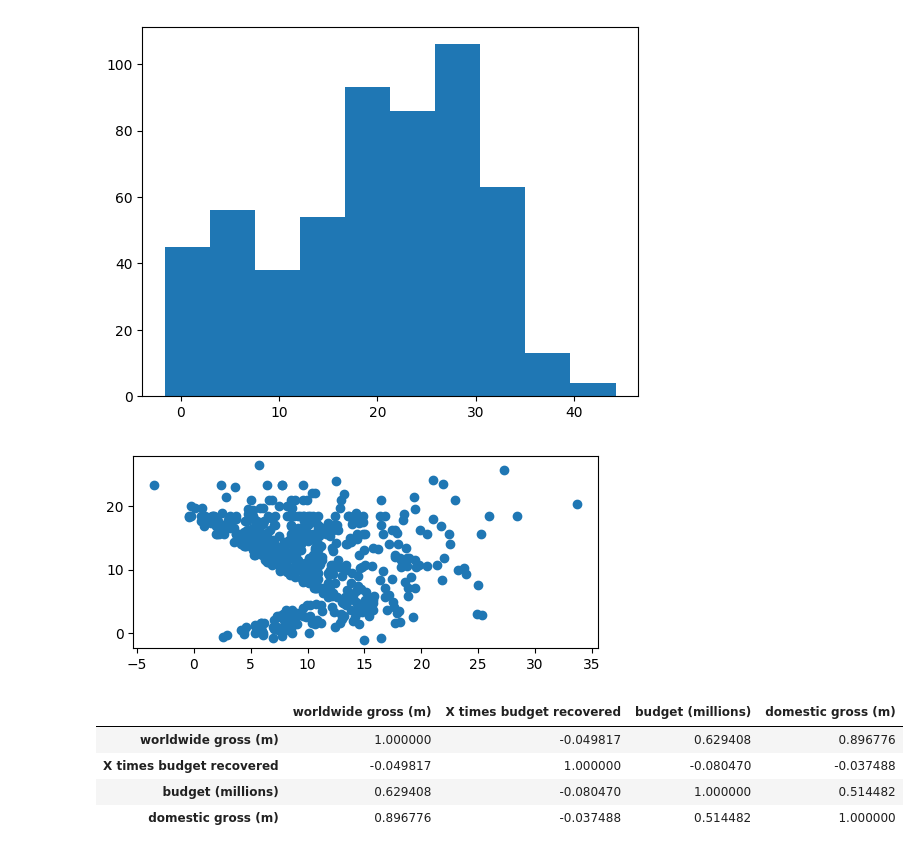
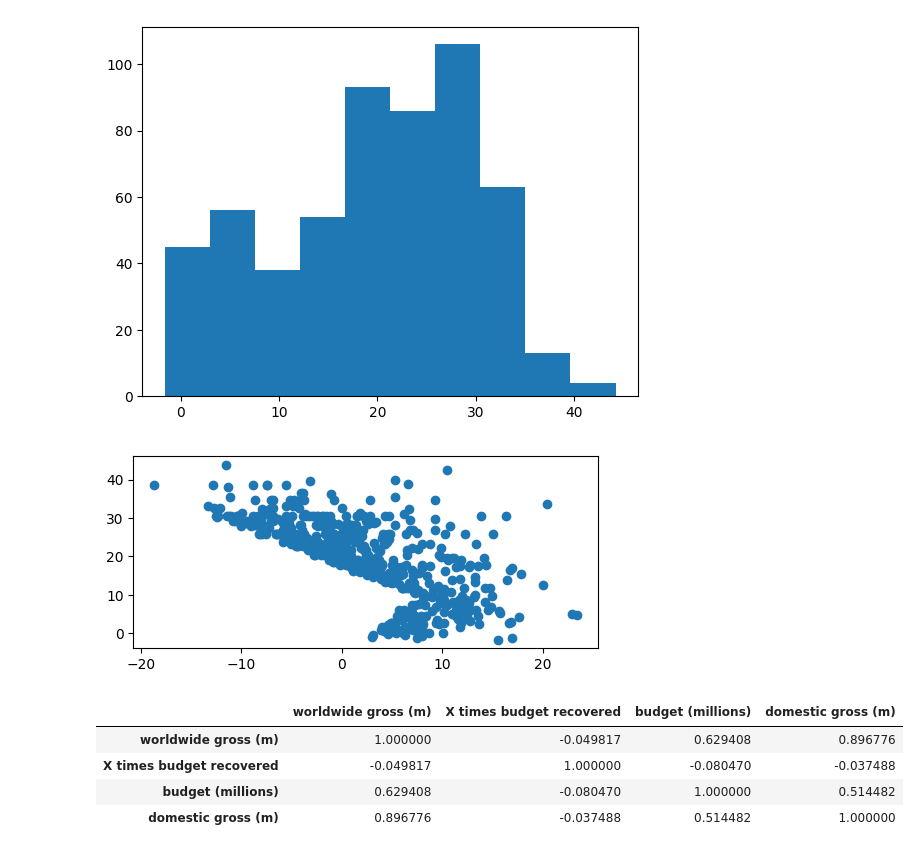
Before and after one commit to IanFranklin/Final_Project_Team_Jupiter, a Jupyter notebook: Notebooks/Untitled.ipynb, the cells around one changed output. Saved outputs shown, nothing was run; the diff lists cells and outputs as text; code cells hidden in the pictures.

```diff
--- a/Notebooks/Untitled.ipynb
+++ b/Notebooks/Untitled.ipynb
@@ -282,10 +284,10 @@ https://gist.github.com/mwaskom/de44147ed2974457ad6372750bbe5751
 # %%
 ## next test for Homoscedasticity for worldwide gross
 
-x = WorldGross_LR['budget  (millions)']
-y = WorldGross_LR['worldwide gross (m)SQRT']
+x1 = WorldGross_LR['budget  (millions)']
+y1 = WorldGross_LR['worldwide gross (m)SQRT']
 
-WorldLR_model = sm.OLS(y,x).fit()
+WorldLR_model = sm.OLS(y1,x1).fit()
 # %%
 ## next plot the residuals from the model
 
@@ -352,13 +354,13 @@ plt.hist(transformed)
 [figure]
 # %%
 x = transformed
-WorldLR_model = sm.OLS(y,x).fit()
+WorldLR_model = sm.OLS(y1,x).fit()
 pred_val = WorldLR_model.fittedvalues.copy()
 true_val = WorldGross_LR['worldwide gross (m)SQRT'].values.copy()
 residual = true_val - pred_val
 
 fig, ax = plt.subplots(figsize=(6, 2.5))
 _ = ax.scatter(residual, pred_val)
 # %% [output]
-[figure, old version]
+[figure, new version]
 # %%
```
Also changed, not shown: parts of 64 cells of this notebook.
